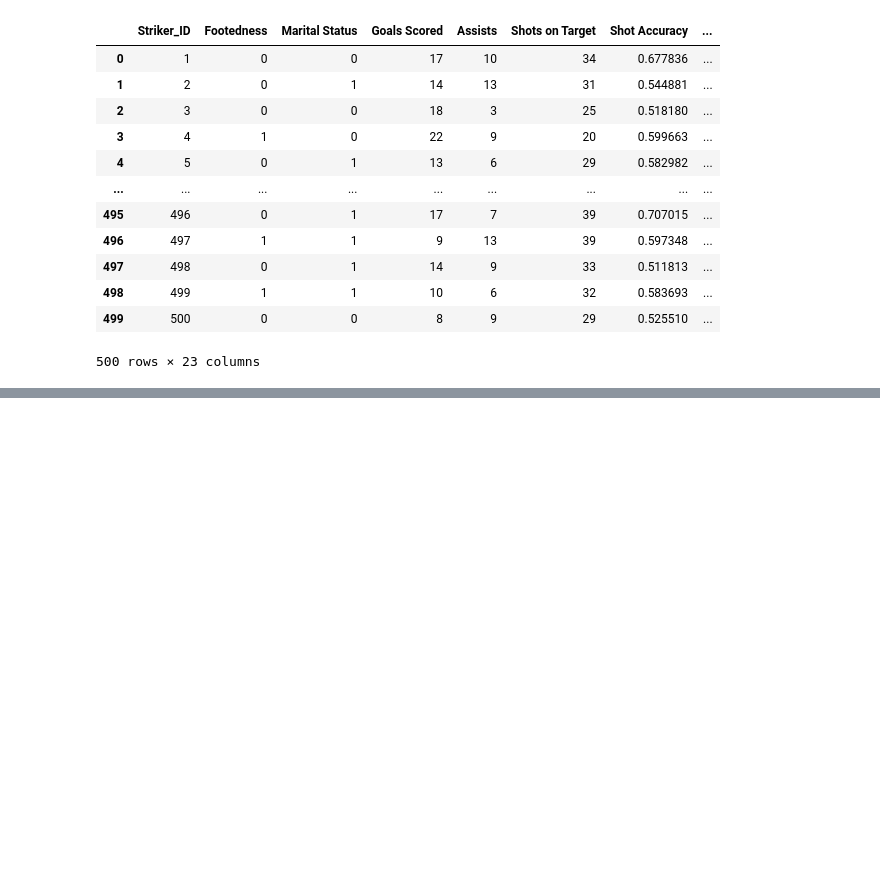
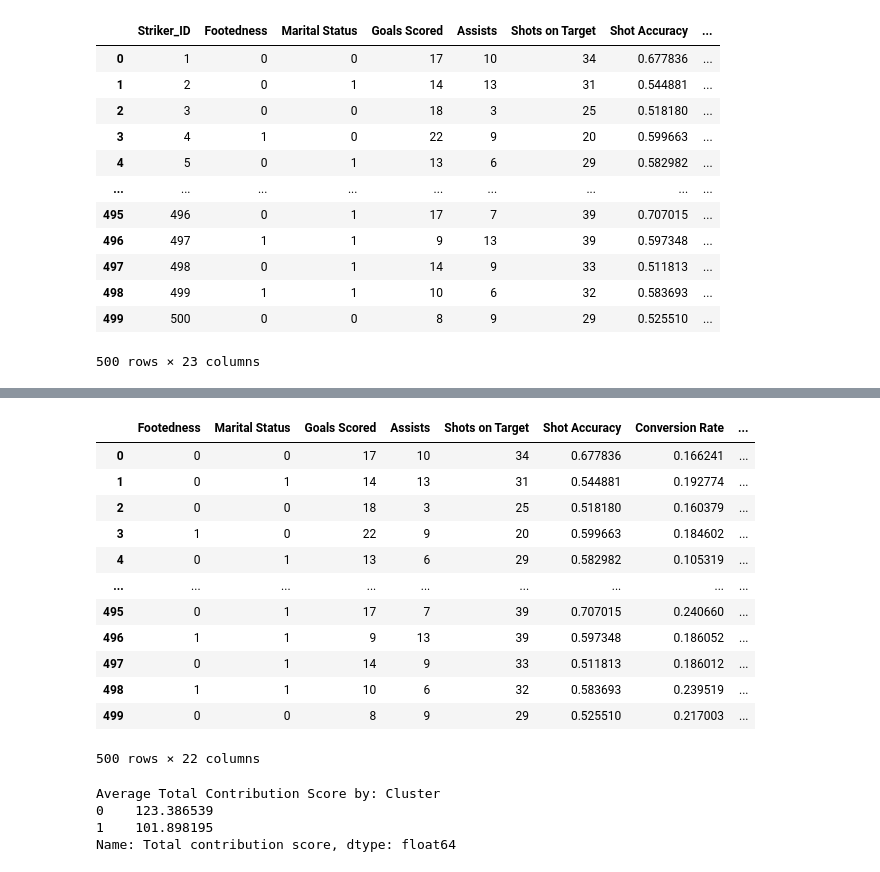
Before and after one commit to Arya-Shah/SportsAnalytics, a Jupyter notebook: Sports_Data_Analytics.ipynb, the cells around one changed output, grey strips where cells are left out. Saved outputs shown, nothing was run; the diff lists cells and outputs as text; code cells hidden in the pictures; blank space fills up the shorter version.

```diff
--- a/Sports_Data_Analytics.ipynb
+++ b/Sports_Data_Analytics.ipynb
@@ -420,0 +463,26 @@ Use feature mapping to map the new feature Strikers types: 'Best strikers' for 1
+# %%
+# look for the last column "Cluster"
+features
+# %% [output]
+|  | Footedness | Marital Status | Goals Scored | Assists | Shots on Target | Shot Accuracy | Conversion Rate | ... |
+| 0 | 0 | 0 | 17 | 10 | 34 | 0.677836 | 0.166241 | ... |
+| 1 | 0 | 1 | 14 | 13 | 31 | 0.544881 | 0.192774 | ... |
+| 2 | 0 | 0 | 18 | 3 | 25 | 0.518180 | 0.160379 | ... |
+| 3 | 1 | 0 | 22 | 9 | 20 | 0.599663 | 0.184602 | ... |
+| 4 | 0 | 1 | 13 | 6 | 29 | 0.582982 | 0.105319 | ... |
+| ... | ... | ... | ... | ... | ... | ... | ... | ... |
+| 495 | 0 | 1 | 17 | 7 | 39 | 0.707015 | 0.240660 | ... |
+| 496 | 1 | 1 | 9 | 13 | 39 | 0.597348 | 0.186052 | ... |
+| 497 | 0 | 1 | 14 | 9 | 33 | 0.511813 | 0.186012 | ... |
+| 498 | 1 | 1 | 10 | 6 | 32 | 0.583693 | 0.239519 | ... |
+| 499 | 0 | 0 | 8 | 9 | 29 | 0.525510 | 0.217003 | ... |
+500 rows × 22 columns
+# %%
+#5 Calculate the average total contribution score by the value of clusters
+avg_contribution_by_cluster = data.groupby('Cluster')['Total contribution score'].mean()
+print("Average Total Contribution Score by:", avg_contribution_by_cluster)
+# %% [output]
+Average Total Contribution Score by: Cluster
+0    123.386539
+1    101.898195
+Name: Total contribution score, dtype: float64
```
Also changed, not shown: parts of 17 cells of this notebook.
